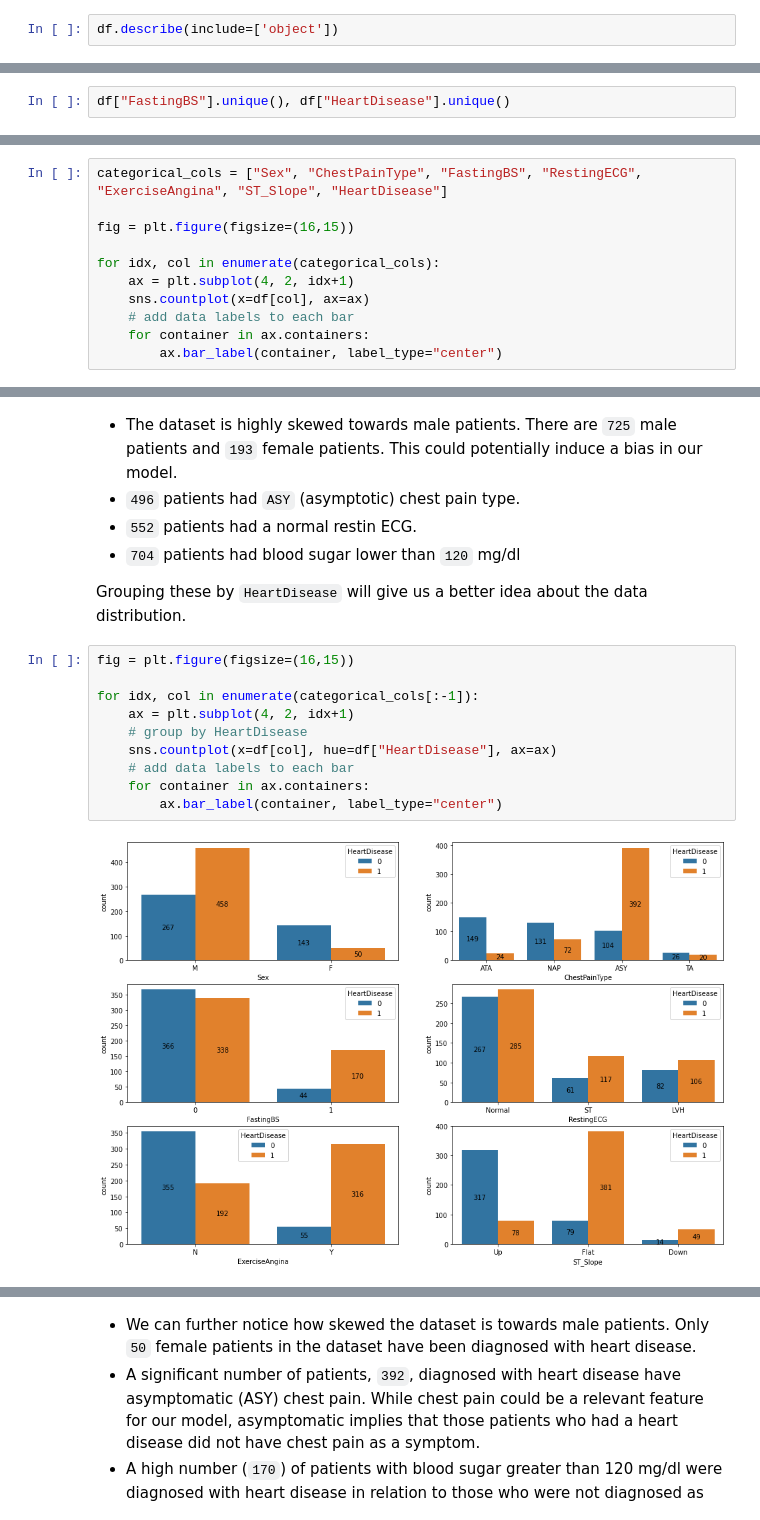
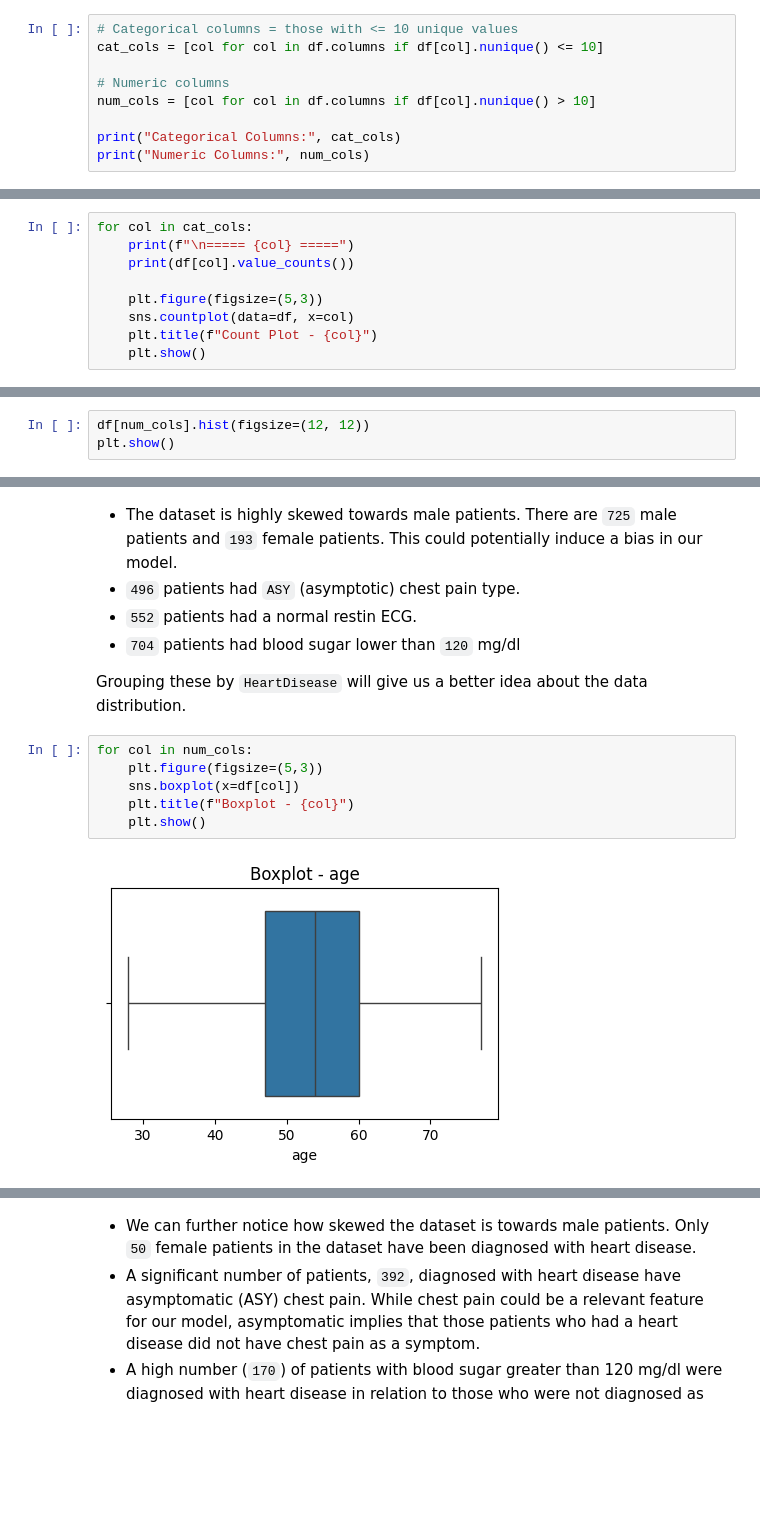
Before and after one commit to Arshad8979/ArshadBhai, a Jupyter notebook: HeartDisease.ipynb, the cells around one changed output, grey strips where cells are left out. Drawn from its saved outputs; the diff is of its cells as text; blank space fills up the shorter version.

```diff
--- a/HeartDisease.ipynb
+++ b/HeartDisease.ipynb
@@ -123,3 +125,10 @@ We identified that most of the categorical columns are all of dtype **object**.
 # %%
-df.describe(include=['object'])
+# Categorical columns = those with <= 10 unique values
+cat_cols = [col for col in df.columns if df[col].nunique() <= 10]
+
+# Numeric columns
+num_cols = [col for col in df.columns if df[col].nunique() > 10]
+
+print("Categorical Columns:", cat_cols)
+print("Numeric Columns:", num_cols)
 # %% [output]
@@ -131,5 +137,12 @@ df.describe(include=['object'])
 # %% [markdown]
 We can confirm that those columns are indeed categorical given the number of unique values in each of them. But, we can't gather much else. Also, `FastingBS` and `HeartDisease` are categorical as well since they only contain binary values. We can confirm that quickly as well.
 # %%
-df["FastingBS"].unique(), df["HeartDisease"].unique()
+for col in cat_cols:
+    print(f"\n===== {col} =====")
+    print(df[col].value_counts())
+
+    plt.figure(figsize=(5,3))
+    sns.countplot(data=df, x=col)
+    plt.title(f"Count Plot - {col}")
+    plt.show()
 # %% [output]
@@ -137,14 +196,6 @@ df["FastingBS"].unique(), df["HeartDisease"].unique()
 # %% [markdown]
 Let's start looking at the categories in more detail.
 # %%
-categorical_cols = ["Sex", "ChestPainType", "FastingBS", "RestingECG", "ExerciseAngina", "ST_Slope", "HeartDisease"]
-
-fig = plt.figure(figsize=(16,15))
-
-for idx, col in enumerate(categorical_cols):
-    ax = plt.subplot(4, 2, idx+1)
-    sns.countplot(x=df[col], ax=ax)
-    # add data labels to each bar
-    for container in ax.containers:
-        ax.bar_label(container, label_type="center")
+df[num_cols].hist(figsize=(12, 12))
+plt.show()
 # %% [output]
@@ -157,14 +208,10 @@ for idx, col in enumerate(categorical_cols):
 
 Grouping these by `HeartDisease` will give us a better idea about the data distribution.
 # %%
-fig = plt.figure(figsize=(16,15))
-
-for idx, col in enumerate(categorical_cols[:-1]):
-    ax = plt.subplot(4, 2, idx+1)
-    # group by HeartDisease
-    sns.countplot(x=df[col], hue=df["HeartDisease"], ax=ax)
-    # add data labels to each bar
-    for container in ax.containers:
-        ax.bar_label(container, label_type="center")
+for col in num_cols:
+    plt.figure(figsize=(5,3))
+    sns.boxplot(x=df[col])
+    plt.title(f"Boxplot - {col}")
+    plt.show()
 # %% [output]
-[figure, old version]
+[figure, new version]
```
Also changed, not shown: parts of 27 cells of this notebook.
